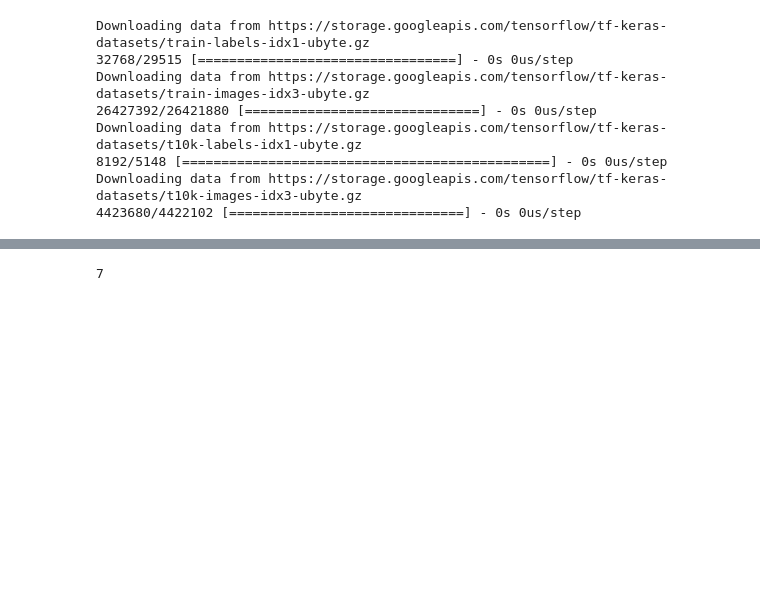
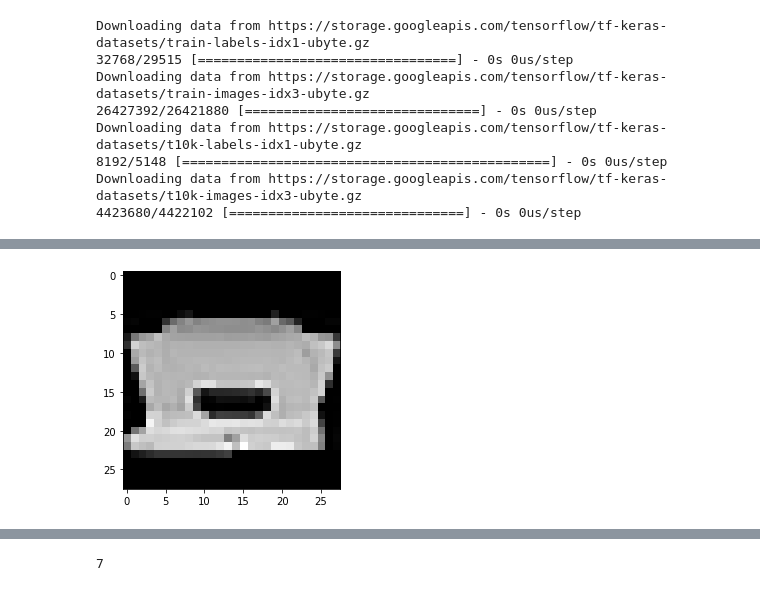
Before and after one commit to thammarat-ai/introAI, a Jupyter notebook: 2introCV.ipynb, the cells around one changed output, grey strips where cells are left out. Cells and saved outputs as stored; diff of their text form; code cells hidden in the pictures; blank space fills up the shorter version.

```diff
--- a/2introCV.ipynb
+++ b/2introCV.ipynb
@@ -52,7 +132,7 @@ import tensorflow as tf
 # %%
 data = tf.keras.datasets.fashion_mnist
 # %%
-(training_image, training_labels),(test_images, test_labels) = data.load_data()
+(training_images, training_labels),(test_images, test_labels) = data.load_data()
 # %% [output]
 Downloading data from https://storage.googleapis.com/tensorflow/tf-keras-datasets/train-labels-idx1-ubyte.gz
 32768/29515 [=================================] - 0s 0us/step
@@ -76,0 +328,15 @@ training_labels.max()
+# %%
+# ลอง plot ดู
+import matplotlib.pyplot as plt
+%matplotlib inline
+
+# Sample n to plot
+sample = 999
+image = training_image[sample]
+
+# plot the sample
+fig = plt.figure
+plt.imshow(image, cmap='gray')
+plt.show()
+# %% [output]
+[figure, added]
```
Also changed, not shown: parts of 42 cells of this notebook.
